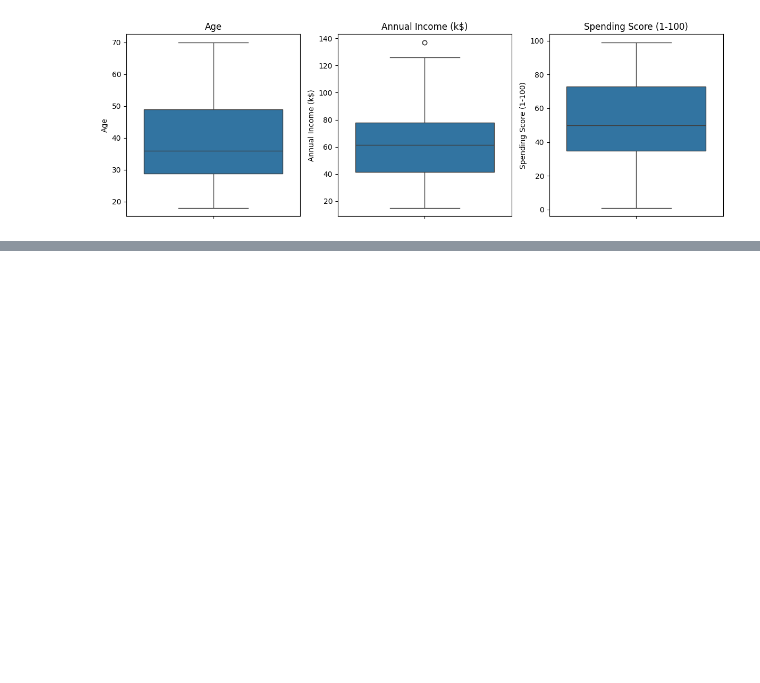
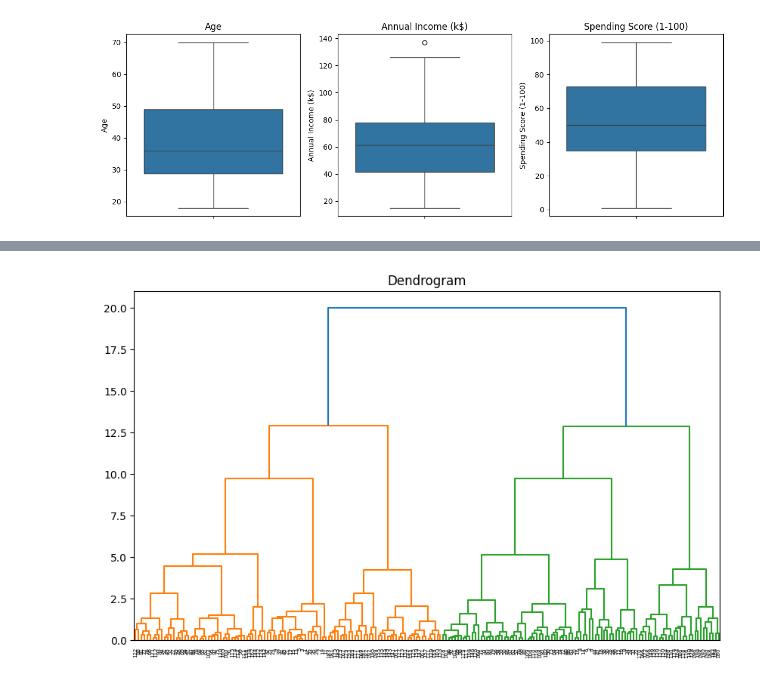
Before and after one commit to fonkerina/Data-Science-Journey, a Jupyter notebook: Week 6/Unsupervised Learning.ipynb, the cells around one changed output, grey strips where cells are left out. Saved outputs shown, nothing was run; the diff lists cells and outputs as text; code cells hidden in the pictures; blank space fills up the shorter version.

```diff
--- a/Week 6/Unsupervised Learning.ipynb
+++ b/Week 6/Unsupervised Learning.ipynb
@@ -135,0 +165,11 @@ X_scaled = scaler.fit_transform(X)
+# %%
+# Dendrogram for hierarcichal clustering
+from scipy.cluster.hierarchy import dendrogram, linkage
+
+linked = linkage(X_scaled, method = 'ward')
+plt.figure(figsize = (10,6))
+dendrogram(linked, orientation = 'top', distance_sort = 'descending', show_leaf_counts = True)
+plt.title("Dendrogram")
+plt.show()
+# %% [output]
+[figure, added]
```
Also changed, not shown: parts of 7 cells of this notebook.
